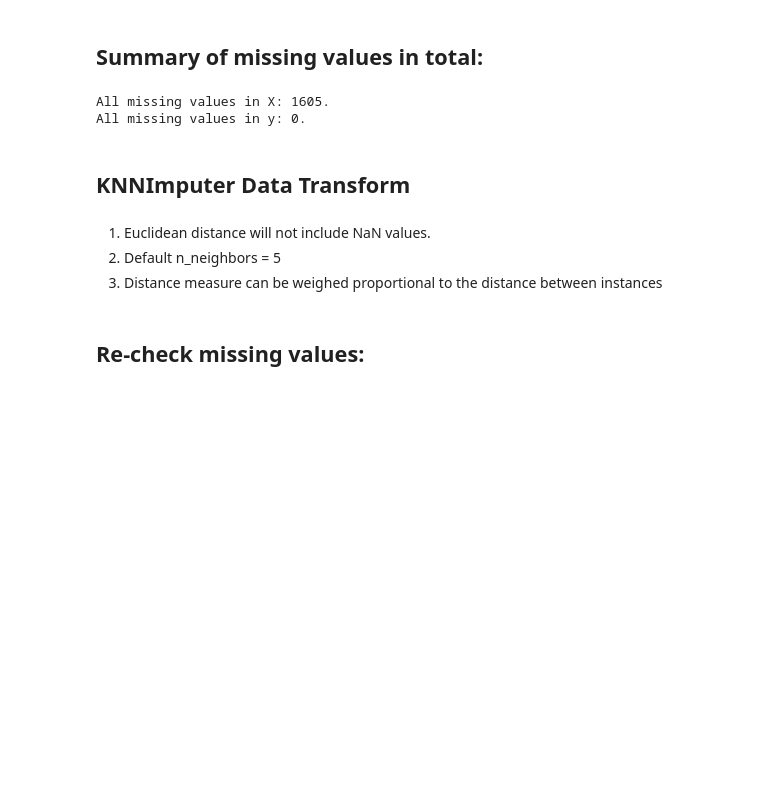
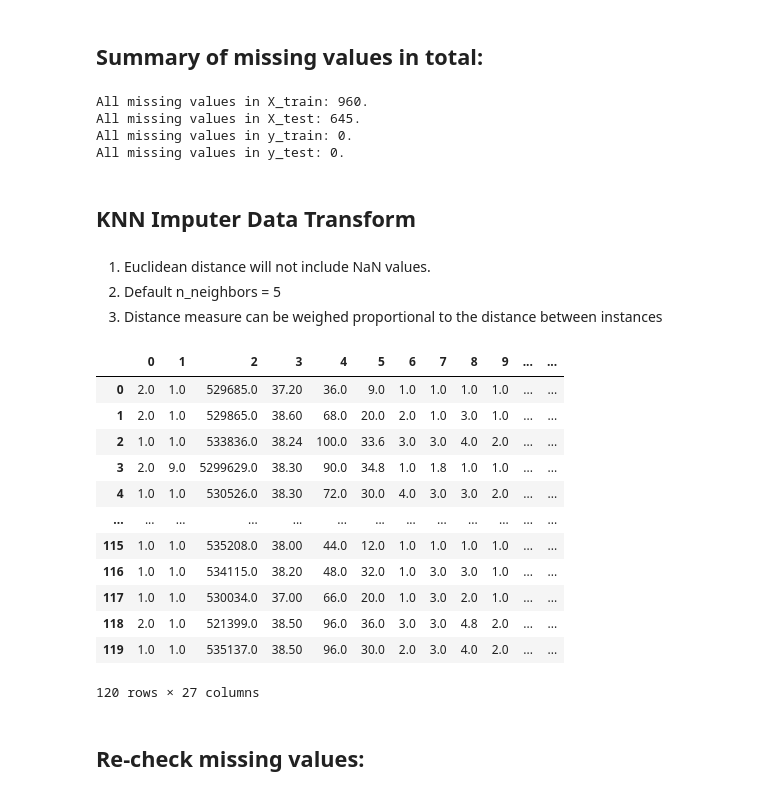
Before and after one commit to piotr-druzdzel/Horse-Colic-KNN-Imputation, a Jupyter notebook: KNN-Imputation.ipynb, the cells around one changed output. Saved outputs shown, nothing was run; the diff lists cells and outputs as text; code cells hidden in the pictures; blank space fills up the shorter version.

```diff
--- a/KNN-Imputation.ipynb
+++ b/KNN-Imputation.ipynb
@@ -380,16 +386,23 @@ y = df[[23]]
 # %%
 from numpy import isnan
 
-all_missing_data_X = isnan(X).sum().sum()
-all_missing_data_y = isnan(y).sum().sum()
+X_train_missing = isnan(X_train).sum().sum()
+X_test_missing = isnan(X_test).sum().sum()
 
-print(f'All missing values in X: {all_missing_data_X}.')
-print(f'All missing values in y: {all_missing_data_y}.')
+y_train_missing = isnan(y_train).sum().sum()
+y_test_missing = isnan(y_test).sum().sum()
+
+print(f'All missing values in X_train: {X_train_missing}.')
+print(f'All missing values in X_test: {X_test_missing}.')
+print(f'All missing values in y_train: {y_train_missing}.')
+print(f'All missing values in y_test: {y_test_missing}.')
 # %% [output]
-All missing values in X: 1605.
-All missing values in y: 0.
+All missing values in X_train: 960.
+All missing values in X_test: 645.
+All missing values in y_train: 0.
+All missing values in y_test: 0.
 # %% [markdown]
-## KNNImputer Data Transform
+## KNN Imputer Data Transform
 # %% [markdown]
 1. Euclidean distance will not include NaN values.
 2. Default n_neighbors = 5
@@ -402,6 +415,25 @@ imputer = KNNImputer(n_neighbors=5, weights='uniform', metric='nan_euclidean')
 # %%
-# fit and transform on the dataset
-Xtrans = imputer.fit_transform(X)
+# # fit and transform on the dataset
+# imputer.fit(X_train)
+
+# X_train = imputer.transform(X_train)
+# X_test = imputer.transform(X_test)
+
+# pd.DataFrame(X_train)
+# %% [output]
+|  | 0 | 1 | 2 | 3 | 4 | 5 | 6 | 7 | 8 | 9 | ... | ... |
+| 0 | 2.0 | 1.0 | 529685.0 | 37.20 | 36.0 | 9.0 | 1.0 | 1.0 | 1.0 | 1.0 | ... | ... |
+| 1 | 2.0 | 1.0 | 529865.0 | 38.60 | 68.0 | 20.0 | 2.0 | 1.0 | 3.0 | 1.0 | ... | ... |
+| 2 | 1.0 | 1.0 | 533836.0 | 38.24 | 100.0 | 33.6 | 3.0 | 3.0 | 4.0 | 2.0 | ... | ... |
+| 3 | 2.0 | 9.0 | 5299629.0 | 38.30 | 90.0 | 34.8 | 1.0 | 1.8 | 1.0 | 1.0 | ... | ... |
+| 4 | 1.0 | 1.0 | 530526.0 | 38.30 | 72.0 | 30.0 | 4.0 | 3.0 | 3.0 | 2.0 | ... | ... |
+| ... | ... | ... | ... | ... | ... | ... | ... | ... | ... | ... | ... | ... |
+| 115 | 1.0 | 1.0 | 535208.0 | 38.00 | 44.0 | 12.0 | 1.0 | 1.0 | 1.0 | 1.0 | ... | ... |
+| 116 | 1.0 | 1.0 | 534115.0 | 38.20 | 48.0 | 32.0 | 1.0 | 3.0 | 3.0 | 1.0 | ... | ... |
+| 117 | 1.0 | 1.0 | 530034.0 | 37.00 | 66.0 | 20.0 | 1.0 | 3.0 | 2.0 | 1.0 | ... | ... |
+| 118 | 2.0 | 1.0 | 521399.0 | 38.50 | 96.0 | 36.0 | 3.0 | 3.0 | 4.8 | 2.0 | ... | ... |
+| 119 | 1.0 | 1.0 | 535137.0 | 38.50 | 96.0 | 30.0 | 2.0 | 3.0 | 4.0 | 2.0 | ... | ... |
+120 rows × 27 columns
 # %% [markdown]
 ## Re-check missing values:
 # %%
```
Also changed, not shown: parts of 30 cells of this notebook.
